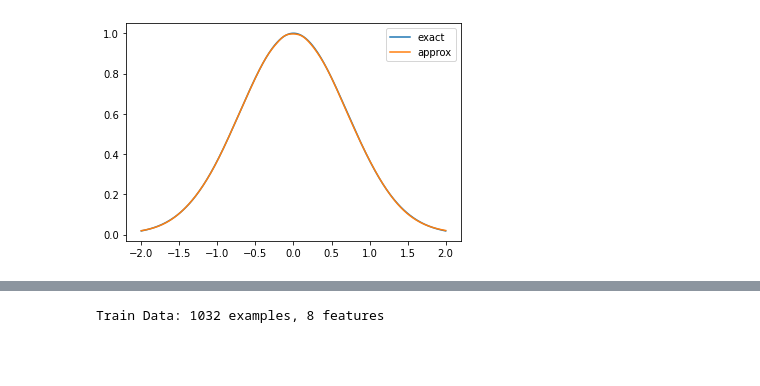
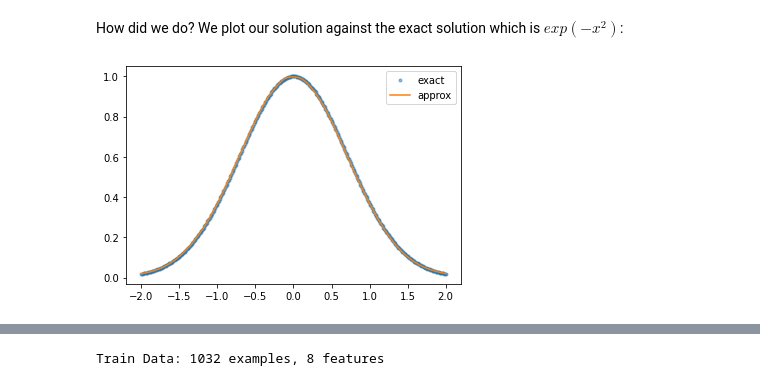
Before and after one commit to rahuldave/LearningJax, a Jupyter notebook: Jax_apps.ipynb, the cells around one changed output, grey strips where cells are left out. Cells and saved outputs as stored; diff of their text form; code cells hidden in the pictures; blank space fills up the shorter version.

```diff
--- a/Jax_apps.ipynb
+++ b/Jax_apps.ipynb
@@ -42,6 +68,6 @@ def f(params, x):
     b0 = params[10:20]
     w1 = params[20:30]
     b1 = params[30]
-    x = sigmoid(x*w0 + b0)
-    x = sigmoid(jnp.sum(x*w1) + b1)
-    return x
+    y = sigmoid(x*w0 + b0)
+    y = sigmoid(jnp.sum(y*w1) + b1)
+    return y
@@ -94,12 +148,14 @@ epoch: 600 loss: 0.000880
 epoch: 700 loss: 0.000505
 epoch: 800 loss: 0.000306
 epoch: 900 loss: 0.000224
+# %% [markdown]
+How did we do? We plot our solution against the exact solution which is $exp(-x^2)$:
 # %%
 import matplotlib.pyplot as plt
 
-plt.plot(inputs, jnp.exp(-inputs**2), label='exact')
+plt.plot(inputs, jnp.exp(-inputs**2), '.', alpha=0.5,  label='exact')
 plt.plot(inputs, f_vect(params, inputs), label='approx')
 plt.legend()
 plt.show()
 # %% [output]
-[figure, old version]
+[figure, new version]
```
Also changed, not shown: parts of 18 cells of this notebook.
